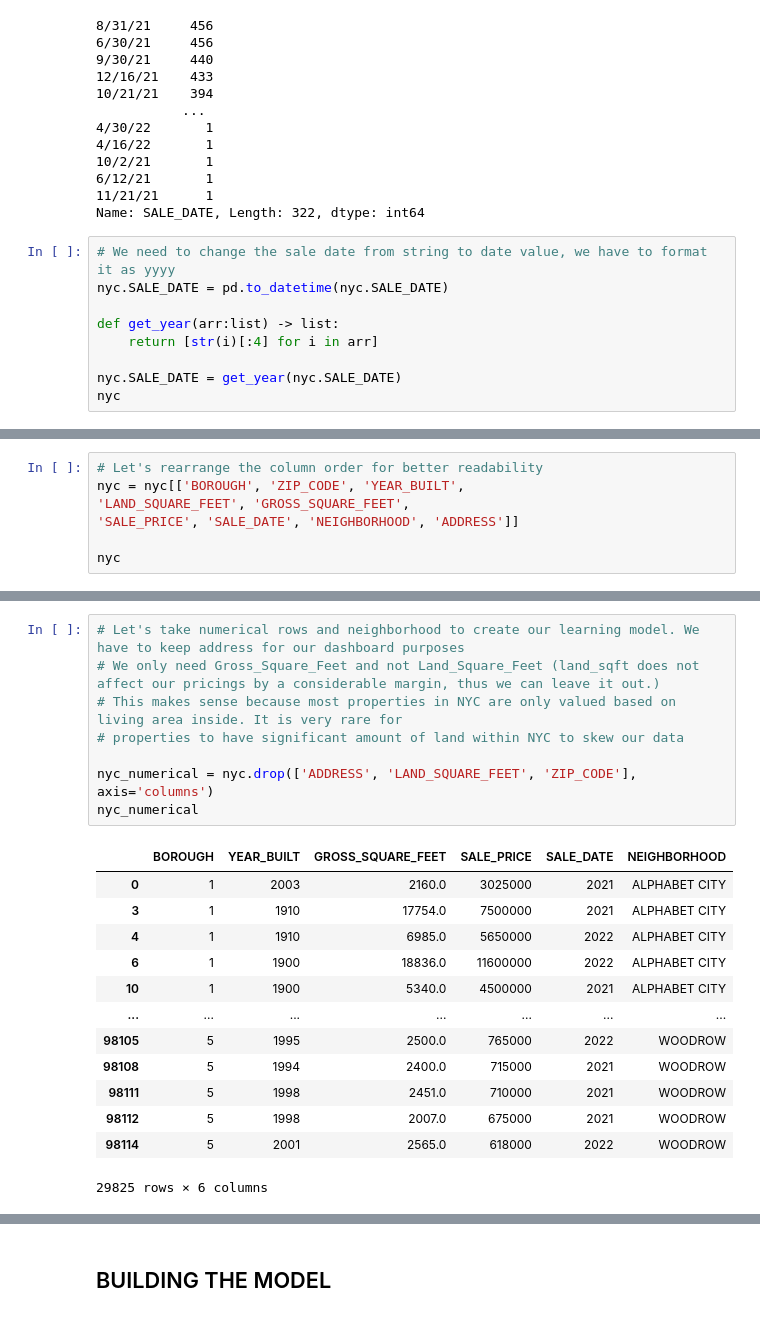
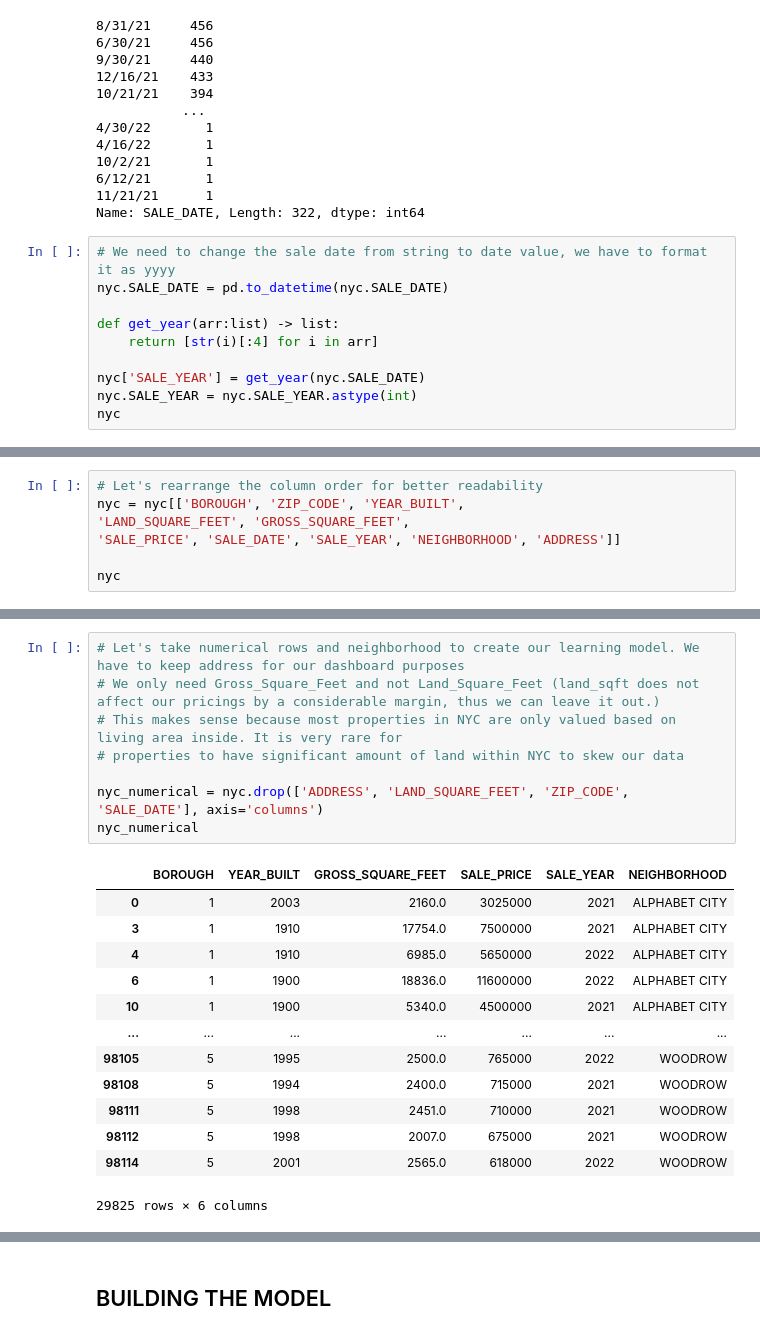
Before and after one commit to CLee004/NYC_Housing_Dashboard, a Jupyter notebook: PROPERTY_VALUES_NYC_DATA_CLEANING/rolling_sales_analysis.ipynb, the cells around one changed output, grey strips where cells are left out. Saved outputs shown, nothing was run; the diff lists cells and outputs as text.

```diff
--- a/PROPERTY_VALUES_NYC_DATA_CLEANING/rolling_sales_analysis.ipynb
+++ b/PROPERTY_VALUES_NYC_DATA_CLEANING/rolling_sales_analysis.ipynb
@@ -445,7 +445,8 @@ nyc.SALE_DATE = pd.to_datetime(nyc.SALE_DATE)
 def get_year(arr:list) -> list:
     return [str(i)[:4] for i in arr]
 
-nyc.SALE_DATE = get_year(nyc.SALE_DATE)
+nyc['SALE_YEAR'] = get_year(nyc.SALE_DATE)
+nyc.SALE_YEAR = nyc.SALE_YEAR.astype(int)
 nyc
 # %% [output]
 A value is trying to be set on a copy of a slice from a DataFrame.
@@ -475,7 +481,7 @@ See the caveats in the documentation: https://pandas.pydata.org/pandas-docs/stab
 # Let's rearrange the column order for better readability
 nyc = nyc[['BOROUGH', 'ZIP_CODE', 'YEAR_BUILT',
 'LAND_SQUARE_FEET', 'GROSS_SQUARE_FEET',
-'SALE_PRICE', 'SALE_DATE', 'NEIGHBORHOOD', 'ADDRESS']]
+'SALE_PRICE', 'SALE_DATE', 'SALE_YEAR', 'NEIGHBORHOOD', 'ADDRESS']]
 
 nyc
 # %% [output]
@@ -527,13 +534,13 @@ nyc
 # %%
 # Let's take numerical rows and neighborhood to create our learning model. We have to keep address for our dashboard purposes
 # We only need Gross_Square_Feet and not Land_Square_Feet (land_sqft does not affect our pricings by a considerable margin, thus we can leave it out.)
 # This makes sense because most properties in NYC are only valued based on living area inside. It is very rare for
 # properties to have significant amount of land within NYC to skew our data
 
-nyc_numerical = nyc.drop(['ADDRESS', 'LAND_SQUARE_FEET', 'ZIP_CODE'], axis='columns')
+nyc_numerical = nyc.drop(['ADDRESS', 'LAND_SQUARE_FEET', 'ZIP_CODE', 'SALE_DATE'], axis='columns')
 nyc_numerical
 # %% [output]
-|  | BOROUGH | YEAR_BUILT | GROSS_SQUARE_FEET | SALE_PRICE | SALE_DATE | NEIGHBORHOOD |
+|  | BOROUGH | YEAR_BUILT | GROSS_SQUARE_FEET | SALE_PRICE | SALE_YEAR | NEIGHBORHOOD |
 | 0 | 1 | 2003 | 2160.0 | 3025000 | 2021 | ALPHABET CITY |
 | 3 | 1 | 1910 | 17754.0 | 7500000 | 2021 | ALPHABET CITY |
 | 4 | 1 | 1910 | 6985.0 | 5650000 | 2022 | ALPHABET CITY |
```
Also changed, not shown: parts of 10 cells of this notebook, 1 other file.
